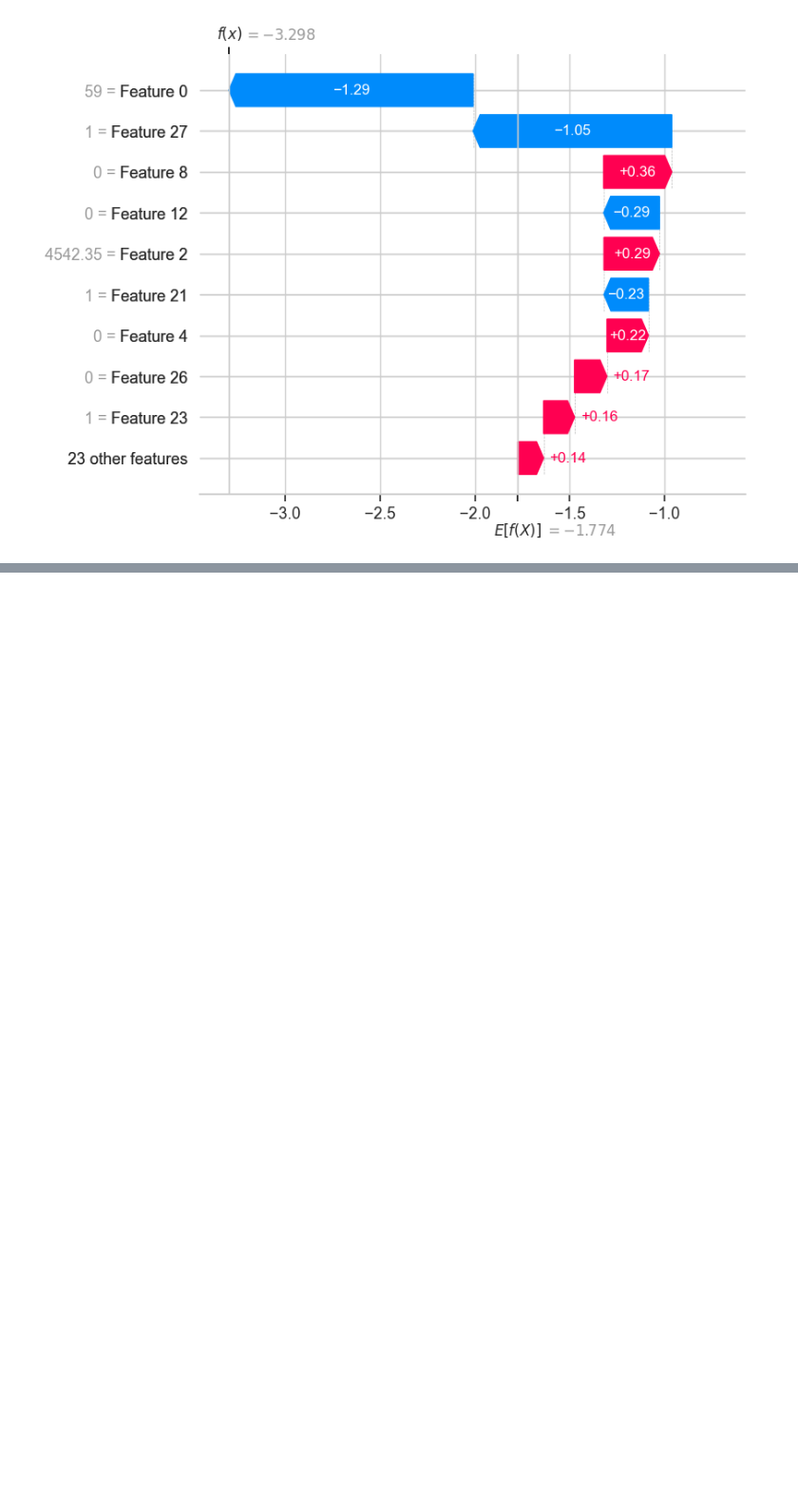
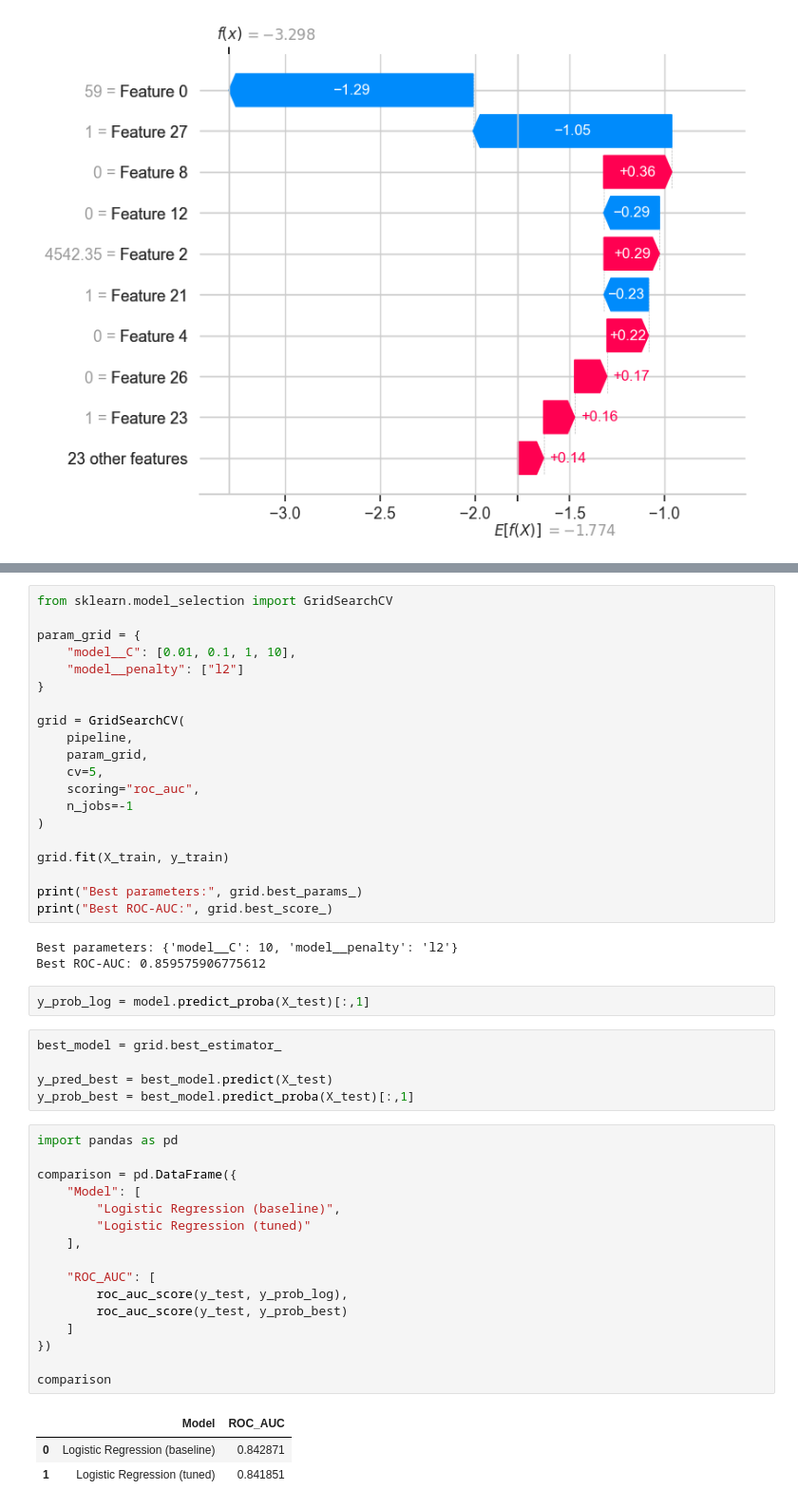
Before and after one commit to SrishtiPandey0714/segmentation-churn-retention-ml-project, a Jupyter notebook: notebooks/01_data_understanding_eda.ipynb, the cells around one changed output, grey strips where cells are left out. Shown at 95% size. Drawn from its saved outputs; the diff is of its cells as text; blank space fills up the shorter version.

Commit message:
tried model optimization through the means of Cross-Validation and HyperParameter Tuning

```diff
--- a/notebooks/01_data_understanding_eda.ipynb
+++ b/notebooks/01_data_understanding_eda.ipynb
@@ -598,0 +626,50 @@ shap.plots.waterfall(shap_values[0])
+# %%
+from sklearn.model_selection import GridSearchCV
+
+param_grid = {
+    "model__C": [0.01, 0.1, 1, 10],
+    "model__penalty": ["l2"]
+}
+
+grid = GridSearchCV(
+    pipeline,
+    param_grid,
+    cv=5,
+    scoring="roc_auc",
+    n_jobs=-1
+)
+
+grid.fit(X_train, y_train)
+
+print("Best parameters:", grid.best_params_)
+print("Best ROC-AUC:", grid.best_score_)
+# %% [output]
+Best parameters: {'model__C': 10, 'model__penalty': 'l2'}
+Best ROC-AUC: 0.859575906775612
+# %%
+y_prob_log = model.predict_proba(X_test)[:,1]
+# %%
+best_model = grid.best_estimator_
+
+y_pred_best = best_model.predict(X_test)
+y_prob_best = best_model.predict_proba(X_test)[:,1]
+# %%
+import pandas as pd
+
+comparison = pd.DataFrame({
+    "Model": [
+        "Logistic Regression (baseline)",
+        "Logistic Regression (tuned)"
+    ],
+
+    "ROC_AUC": [
+        roc_auc_score(y_test, y_prob_log),
+        roc_auc_score(y_test, y_prob_best)
+    ]
+})
+
+comparison
+# %% [output]
+|  | Model | ROC_AUC |
+| 0 | Logistic Regression (baseline) | 0.842871 |
+| 1 | Logistic Regression (tuned) | 0.841851 |
```
Also changed, not shown: parts of 5 cells of this notebook.
